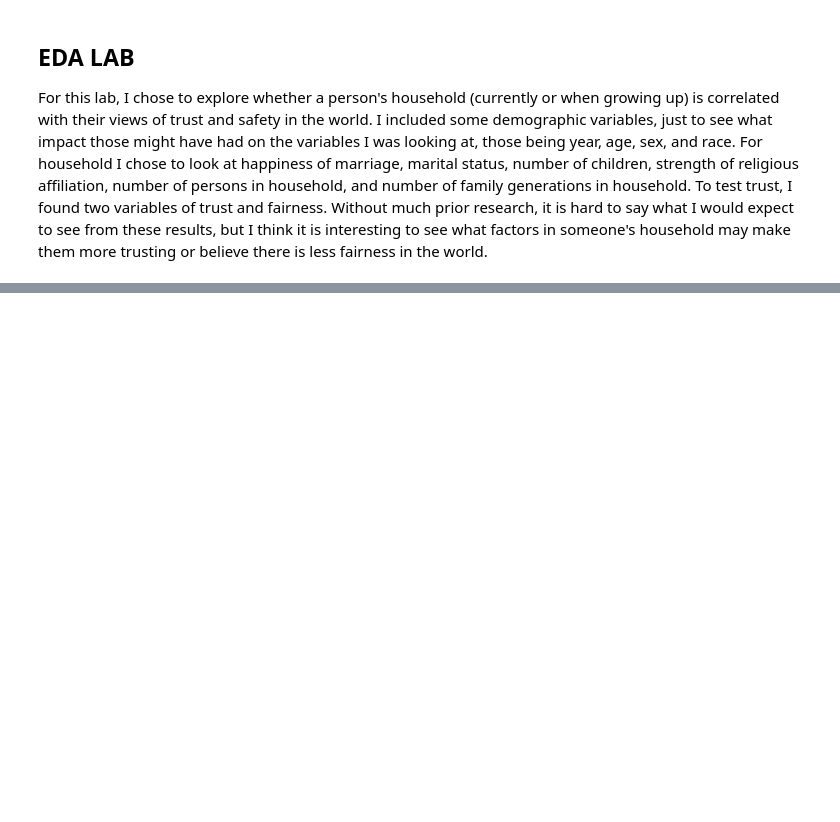
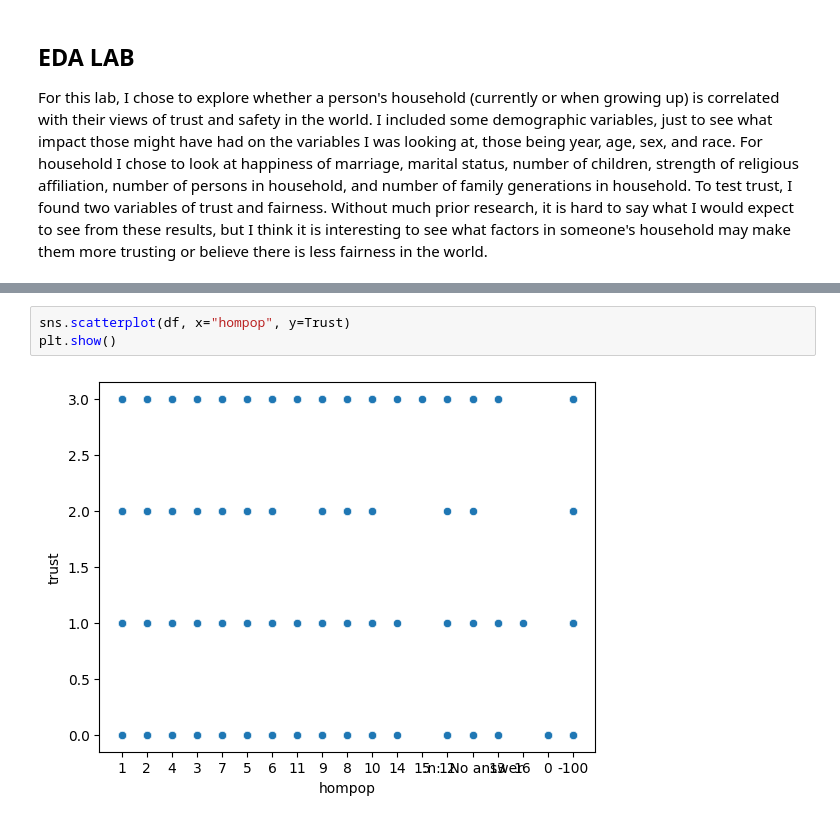
Before and after one commit to nylaup/EDA, a Jupyter notebook: lab/labwork.ipynb, the cells around one changed output, grey strips where cells are left out. Drawn from its saved outputs; the diff is of its cells as text; blank space fills up the shorter version.

```diff
--- a/lab/labwork.ipynb
+++ b/lab/labwork.ipynb
@@ -26,0 +58,5 @@ print(df['famgen'].unique())
+# %%
+sns.scatterplot(df, x="hompop", y=Trust)
+plt.show()
+# %% [output]
+[figure, added]
```
Also changed, not shown: parts of 3 cells of this notebook.
